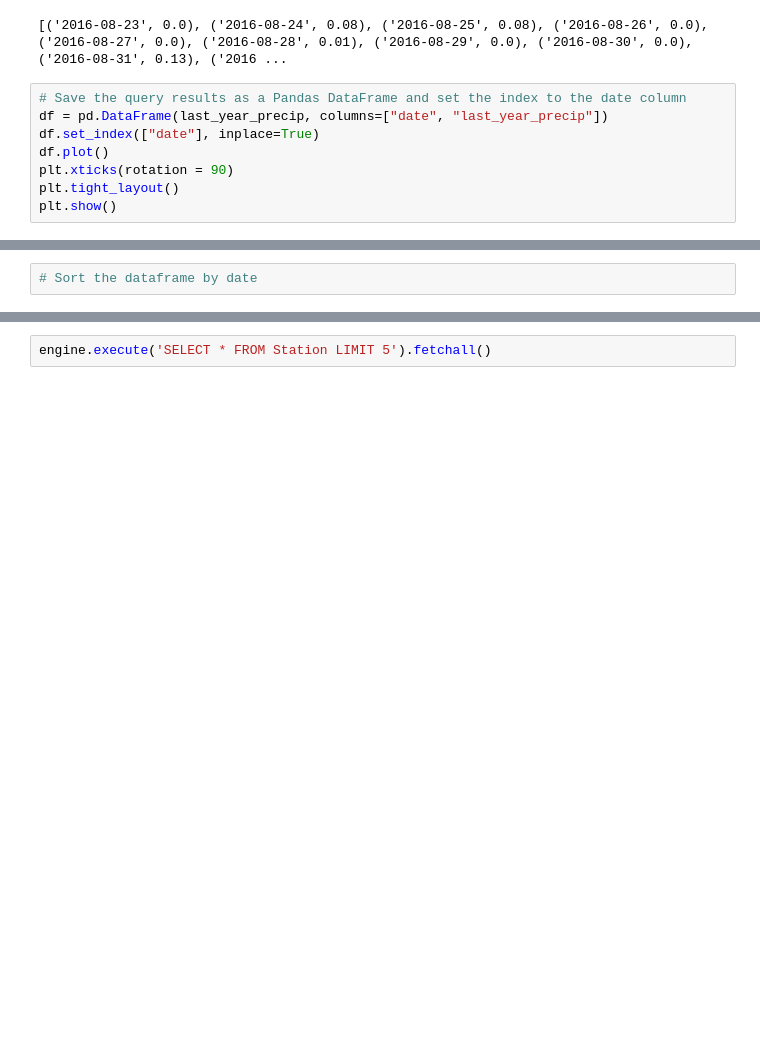
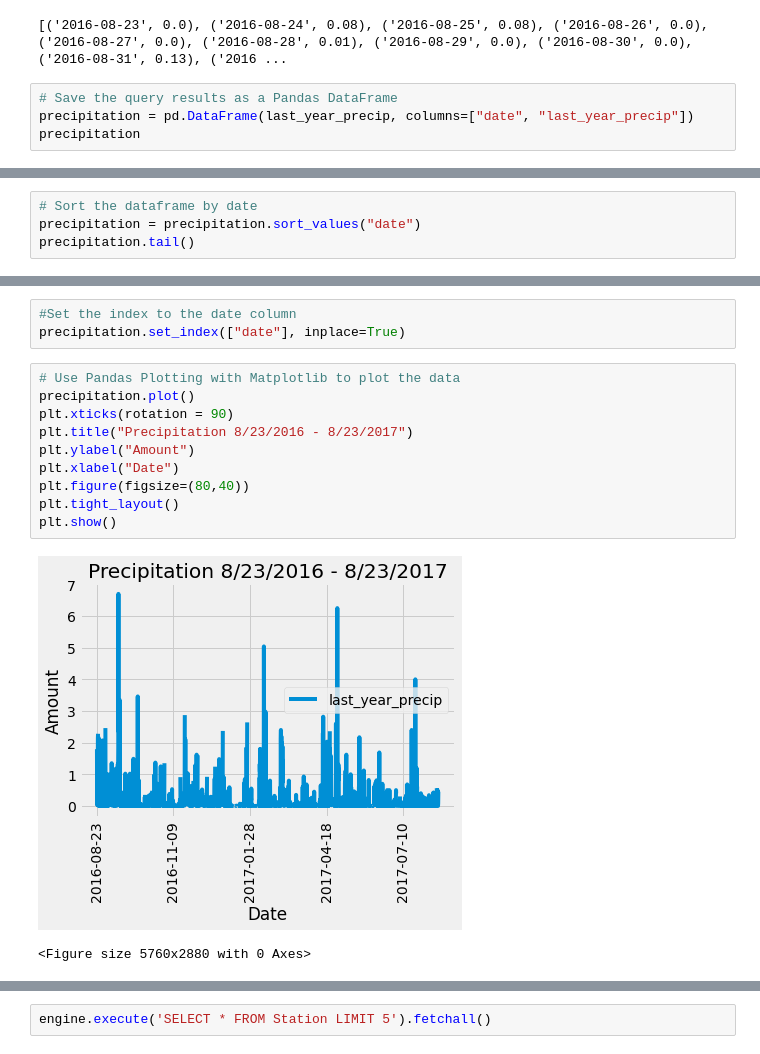
Before and after one commit to armywalrus/API-Creations-using-SQLAlchemy-and-Flask, a Jupyter notebook: climate_starter (2).ipynb, the cells around one changed output, grey strips where cells are left out. Cells and saved outputs as stored; diff of their text form; blank space fills up the shorter version.

```diff
--- a/climate_starter (2).ipynb
+++ b/climate_starter (2).ipynb
@@ -97,11 +79,7 @@ print(last_year_precip)
 # %% [output]
 [('2016-08-23', 0.0), ('2016-08-24', 0.08), ('2016-08-25', 0.08), ('2016-08-26', 0.0), ('2016-08-27', 0.0), ('2016-08-28', 0.01), ('2016-08-29', 0.0), ('2016-08-30', 0.0), ('2016-08-31', 0.13), ('2016 ...
 # %%
-# Save the query results as a Pandas DataFrame and set the index to the date column
-df = pd.DataFrame(last_year_precip, columns=["date", "last_year_precip"])
-df.set_index(["date"], inplace=True)
-df.plot()
-plt.xticks(rotation = 90)
-plt.tight_layout()
-plt.show()
+# Save the query results as a Pandas DataFrame
+precipitation = pd.DataFrame(last_year_precip, columns=["date", "last_year_precip"])
+precipitation
 # %% [output]
@@ -109,2 +99,4 @@ plt.show()
 # %%
 # Sort the dataframe by date
+precipitation = precipitation.sort_values("date")
+precipitation.tail()
@@ -111 +110,17 @@ plt.show()
+# %%
+#Set the index to the date column
+precipitation.set_index(["date"], inplace=True)
+# %%
+# Use Pandas Plotting with Matplotlib to plot the data
+precipitation.plot()
+plt.xticks(rotation = 90)
+plt.title("Precipitation 8/23/2016 - 8/23/2017")
+plt.ylabel("Amount")
+plt.xlabel("Date")
+plt.figure(figsize=(80,40))
+plt.tight_layout()
+plt.show()
+# %% [output]
+[figure, added]
+<Figure size 5760x2880 with 0 Axes>
 # %%
```
Also changed, not shown: parts of 12 cells of this notebook.
